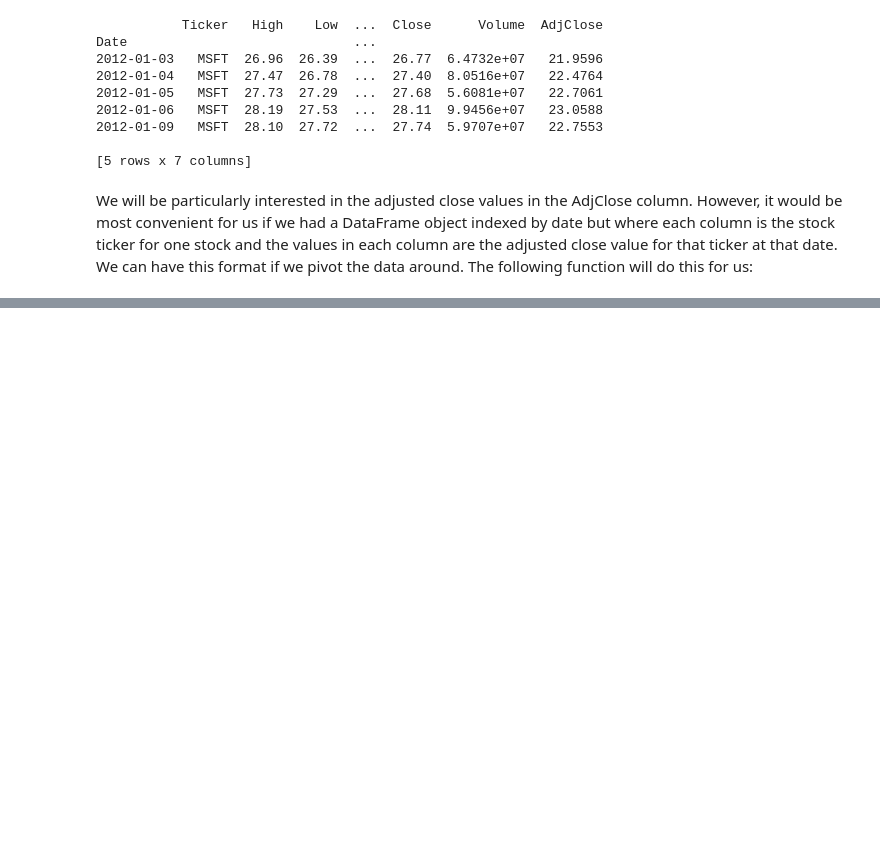
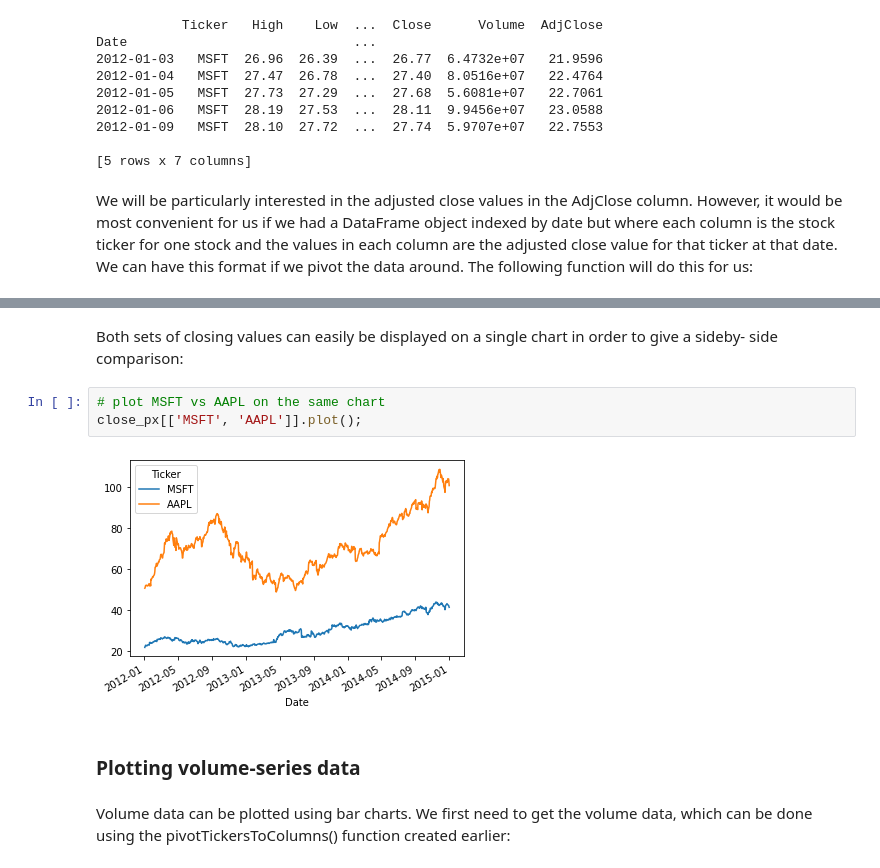
Before and after one commit to apkap83/Pandas_Notes, a Jupyter notebook: Learning_Pandas_Chapter_12 - Applications to Finance.ipynb, the cells around one changed output, grey strips where cells are left out. Saved outputs shown, nothing was run; the diff lists cells and outputs as text; blank space fills up the shorter version.

```diff
--- a/Learning_Pandas_Chapter_12 - Applications to Finance.ipynb
+++ b/Learning_Pandas_Chapter_12 - Applications to Finance.ipynb
@@ -133,0 +195,13 @@ the data around. The following function will do this for us:
+# %% [markdown]
+Both sets of closing values can easily be displayed on a single chart in order to give a sideby-
+side comparison:
+# %%
+# plot MSFT vs AAPL on the same chart
+close_px[['MSFT', 'AAPL']].plot();
+# %% [output]
+[figure, added]
+# %% [markdown]
+<h3>Plotting volume-series data</h3>
+# %% [markdown]
+Volume data can be plotted using bar charts. We first need to get the volume data, which
+can be done using the pivotTickersToColumns() function created earlier:
```
Also changed, not shown: parts of 15 cells of this notebook, 25 other files.
